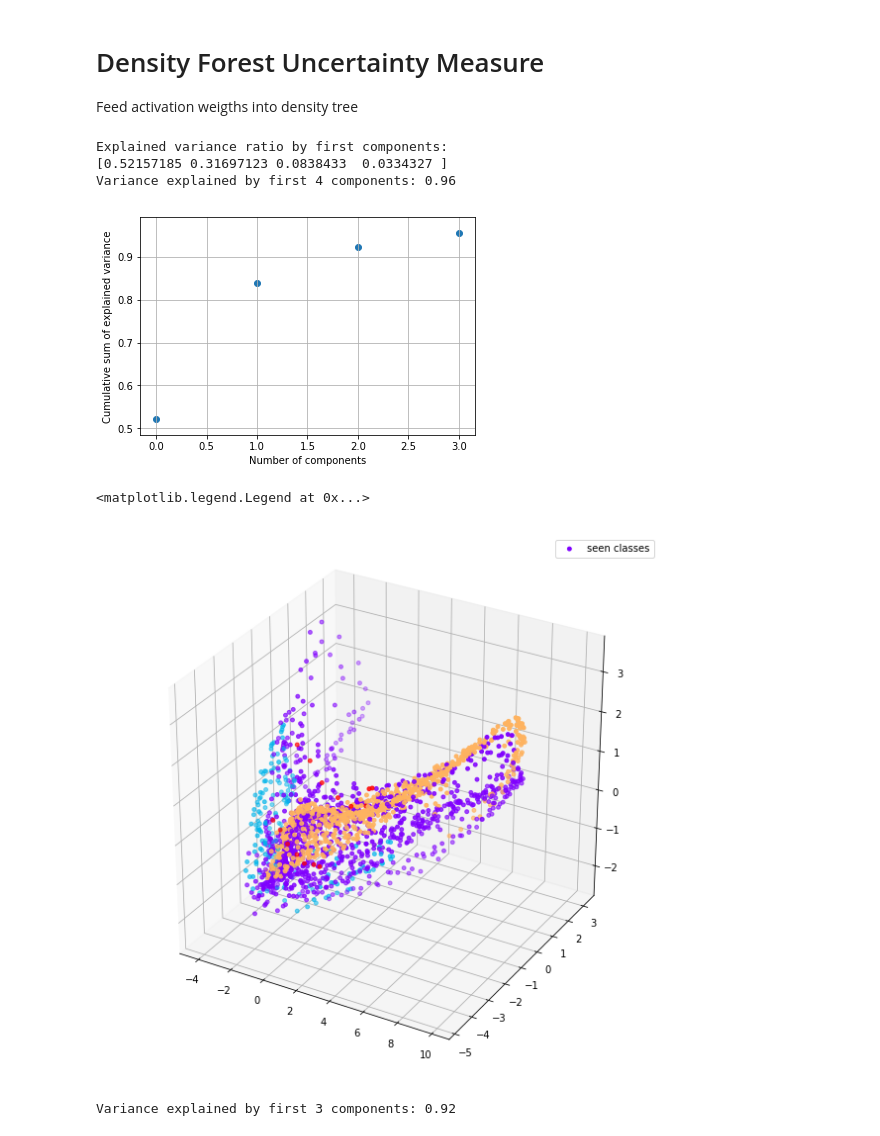
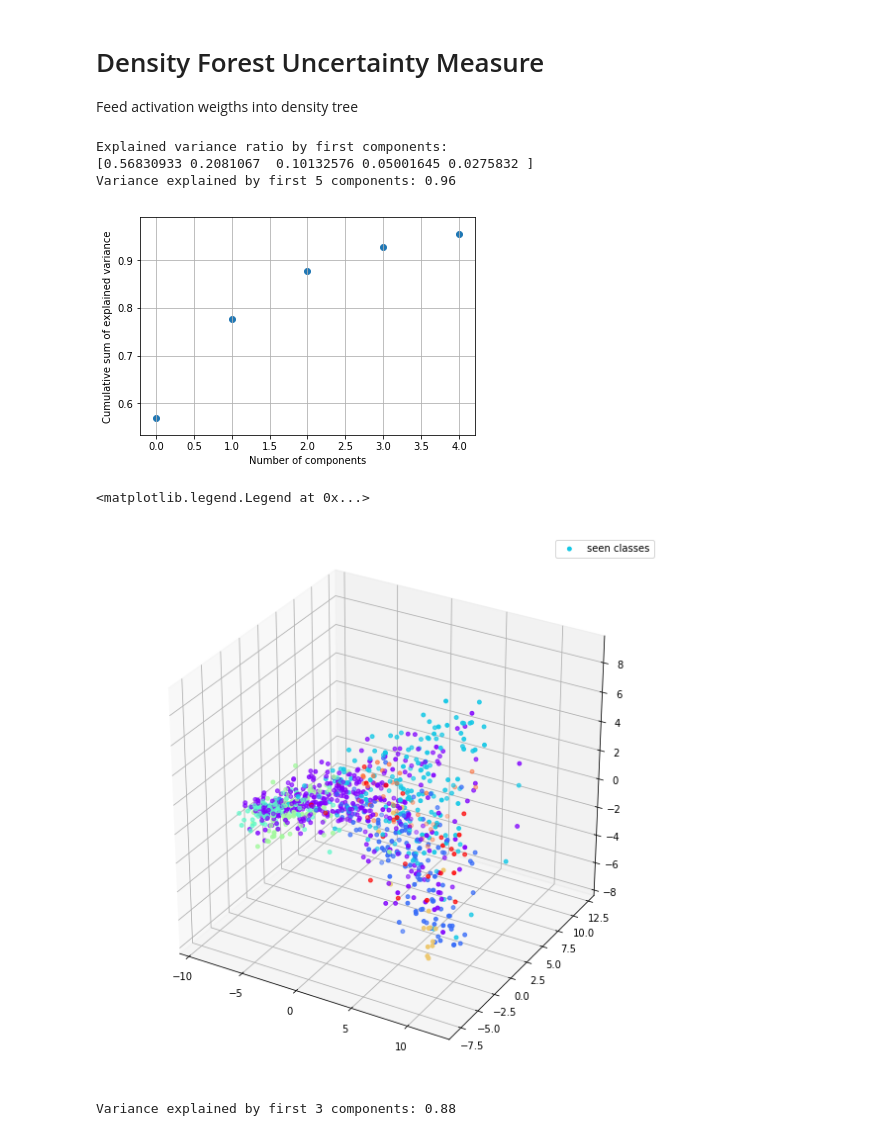
Before and after one commit to CyrilWendl/SIE-Master, a Jupyter notebook: Zurich Land Cover/Zurich Land Cover Classification.ipynb, the cells around one changed output. Drawn from its saved outputs; the diff is of its cells as text; code cells hidden in the pictures.

```diff
--- a/Zurich Land Cover/Zurich Land Cover Classification.ipynb
+++ b/Zurich Land Cover/Zurich Land Cover Classification.ipynb
@@ -204,7 +204,7 @@ def get_gt_patches(images_gt, patch_size = 16):
 print(imgs.shape)
 print(gt.shape)
 # %%
-patch_size = 64
+patch_size = 128
 im_patches = get_padded_patches(imgs, patch_size = patch_size, window_size = patch_size)
 gt_patches = get_gt_patches(gt, patch_size = patch_size)
 print(im_patches.shape)
@@ -414,8 +440,7 @@ def model_train(model, data_augmentation = True):
         # TODO ignore background
 
 # train the model
-#model = get_unet(n_classes)
-#print(model.summary())
+model = get_unet(n_classes)
 #model.load_weights('weights-improvement.hdf5')
-#model_train(model, data_augmentation = False)
-model = load_model('model_unet_8cl.h5')
+model_train(model, data_augmentation = False)
+#model = load_model('model_unet_8cl.h5')
@@ -567,7 +615,7 @@ activations_2D = np.reshape(activations, (activations.shape[0]*activations.shape
 dimensions = np.shape(activations_2D)[-1]
 
 # PCA
-n_components = 4
+n_components = 5
 plt.cla()
 pca = decomposition.PCA(n_components=n_components)
 pca.fit(activations_2D)
@@ -582,34 +630,40 @@ plt.grid()
 plt.show()
 # %% [output]
 Explained variance ratio by first components:
-[0.52157185 0.31697123 0.0838433  0.0334327 ]
-Variance explained by first 4 components: 0.96
+[0.56830933 0.2081067  0.10132576 0.05001645 0.0275832 ]
+Variance explained by first 5 components: 0.96
-[figure, old version]
+[figure, new version]
 # %%
 X_all = pca.transform(activations_2D)
 #X_seen = pca.transform(activations_seen_classes)
 #X_unseen = pca.transform(activations_unseen_class)
 
 y_val_1D = np.reshape(y_val_labels,(y_val_labels.shape[0]*y_val_labels.shape[1]*y_val_labels.shape[2]))
+# %%
+n_points = 1000
+dataset_indices = np.arange(len(X_all))
+
+#  draw random samples with replacement
+dataset_subset_indices = np.random.choice(dataset_indices, size=n_points, replace=True,)
+dataset_subset = X_all[dataset_subset_indices, :]
 # %%
 # for interactive Jupyter Notebook
 # %matplotlib notebook
 fig = plt.figure(figsize=(10,10))
-n_points = 2000
 ax = fig.add_subplot(111, projection='3d')
-ax.scatter(X_all[:n_points,0], X_all[:n_points,1], zs=X_all[:n_points,2], c=y_val_1D[:n_points], cmap=plt.get_cmap('rainbow'), s=15)
+ax.scatter(X_all[dataset_subset_indices,0], X_all[dataset_subset_indices,1], zs=X_all[dataset_subset_indices,2], c=y_val_1D[dataset_subset_indices], cmap=plt.get_cmap('rainbow'), s=15)
 #ax.scatter(X_unseen[:,0], X_unseen[:,1], zs=X_unseen[:,2], c='black', s=30, marker='x', depthshade=False)
 ax.legend(['seen classes','unseen class'])
 
 #plt.savefig("../Figures/pca_components_3d.pdf", bbox_inches='tight', pad_inches=0)
 #plt.show()
 # %% [output]
 <matplotlib.legend.Legend at 0x...>
-[figure, old version]
+[figure, new version]
 # %%
 print("Variance explained by first 3 components: %.2f" % np.sum(pca.explained_variance_ratio_[:3]))
 # %% [output]
-Variance explained by first 3 components: 0.92
+Variance explained by first 3 components: 0.88
 # %%
 warnings.filterwarnings("ignore")
 #root = create_density_tree(X_all, dimensions = n_components, clusters = n_classes, verbose = True)
```
Also changed, not shown: parts of 19 cells of this notebook, 4 other files.
